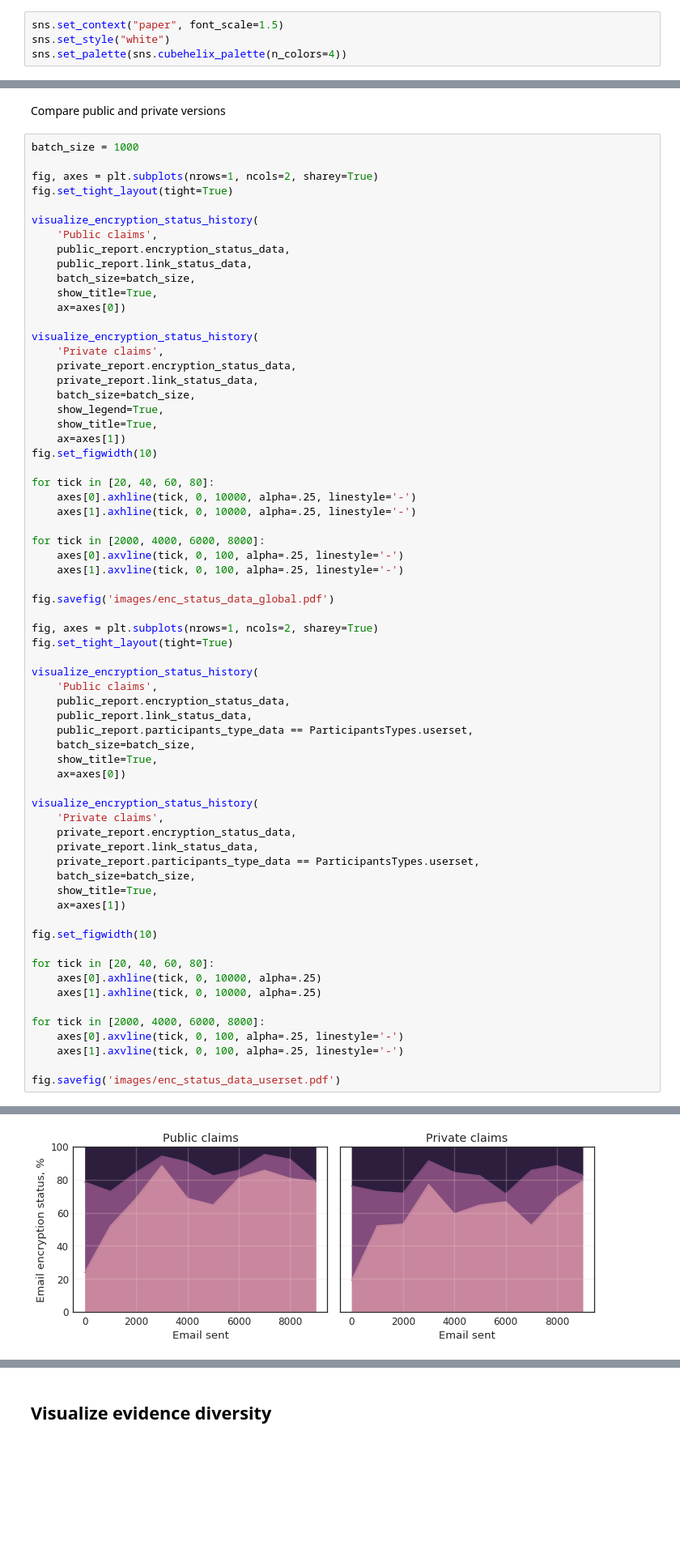
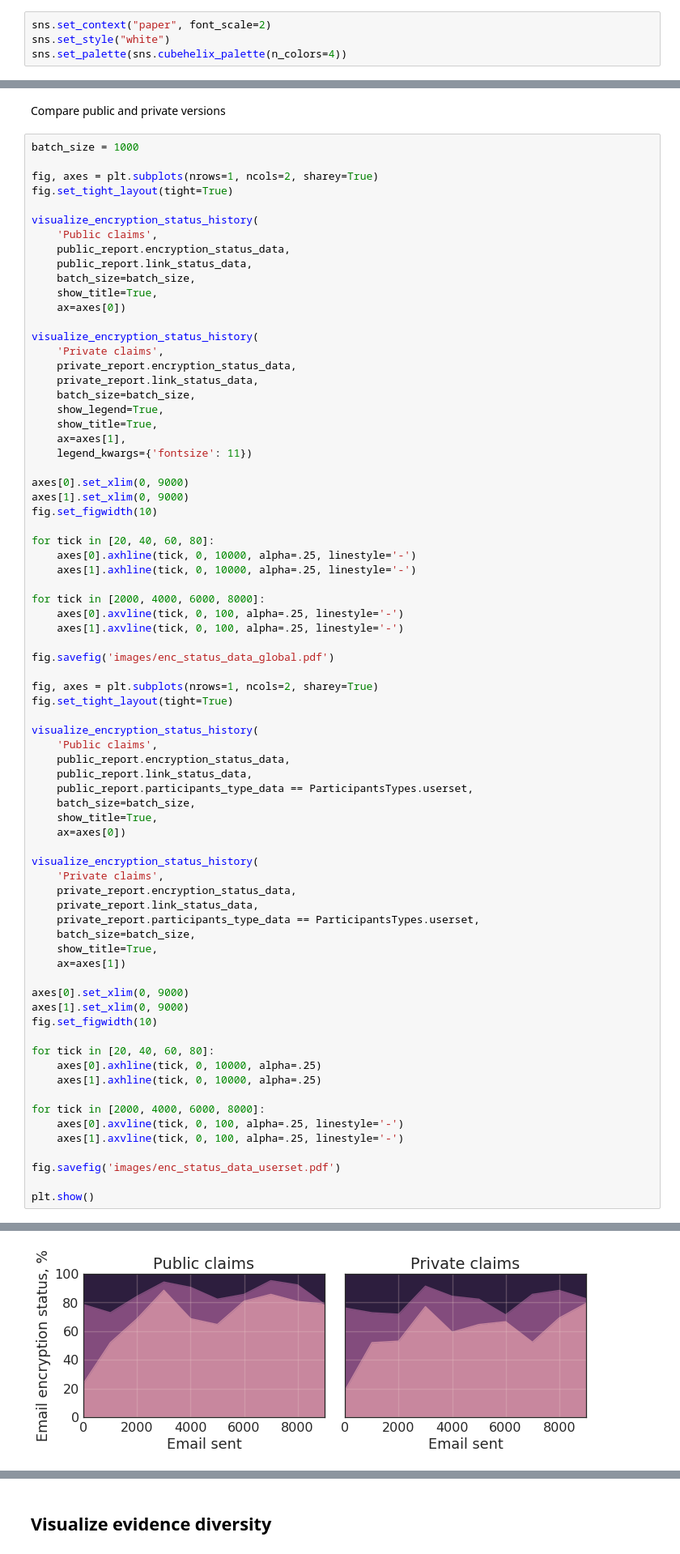
Before and after one commit to claimchain/claimchain-simulations, a Jupyter notebook: notebooks/run_scenarios.ipynb, the cells around one changed output, grey strips where cells are left out. Shown: that part at 81% size. Drawn from its saved outputs; the diff is of its cells as text; blank space fills up the shorter version.

```diff
--- a/notebooks/run_scenarios.ipynb
+++ b/notebooks/run_scenarios.ipynb
@@ -24,7 +24,7 @@ from simulations.agent import *
 from simulations.utils import Context
 from scripts.parse_enron import Message
 # %%
-sns.set_context("paper", font_scale=1.5)
+sns.set_context("paper", font_scale=2)
 sns.set_style("white")
 sns.set_palette(sns.cubehelix_palette(n_colors=4))
 # %%
@@ -425,7 +455,11 @@ visualize_encryption_status_history(
     batch_size=batch_size,
     show_legend=True,
     show_title=True,
-    ax=axes[1])
+    ax=axes[1],
+    legend_kwargs={'fontsize': 11})
+
+axes[0].set_xlim(0, 9000)
+axes[1].set_xlim(0, 9000)
 fig.set_figwidth(10)
 
 for tick in [20, 40, 60, 80]:
@@ -459,6 +493,8 @@ visualize_encryption_status_history(
     show_title=True,
     ax=axes[1])
 
+axes[0].set_xlim(0, 9000)
+axes[1].set_xlim(0, 9000)
 fig.set_figwidth(10)
 
 for tick in [20, 40, 60, 80]:
@@ -470,4 +506,6 @@ for tick in [2000, 4000, 6000, 8000]:
     axes[1].axvline(tick, 0, 100, alpha=.25, linestyle='-')
 
 fig.savefig('images/enc_status_data_userset.pdf')
+
+plt.show()
 # %% [output]
@@ -475,4 +513,4 @@ fig.savefig('images/enc_status_data_userset.pdf')
-[figure, old version]
+[figure, new version]
 # %%
 print('Public ClaimChain')
 a = get_average_enc_status_data(public_report)
```
Also changed, not shown: parts of 13 cells of this notebook.
